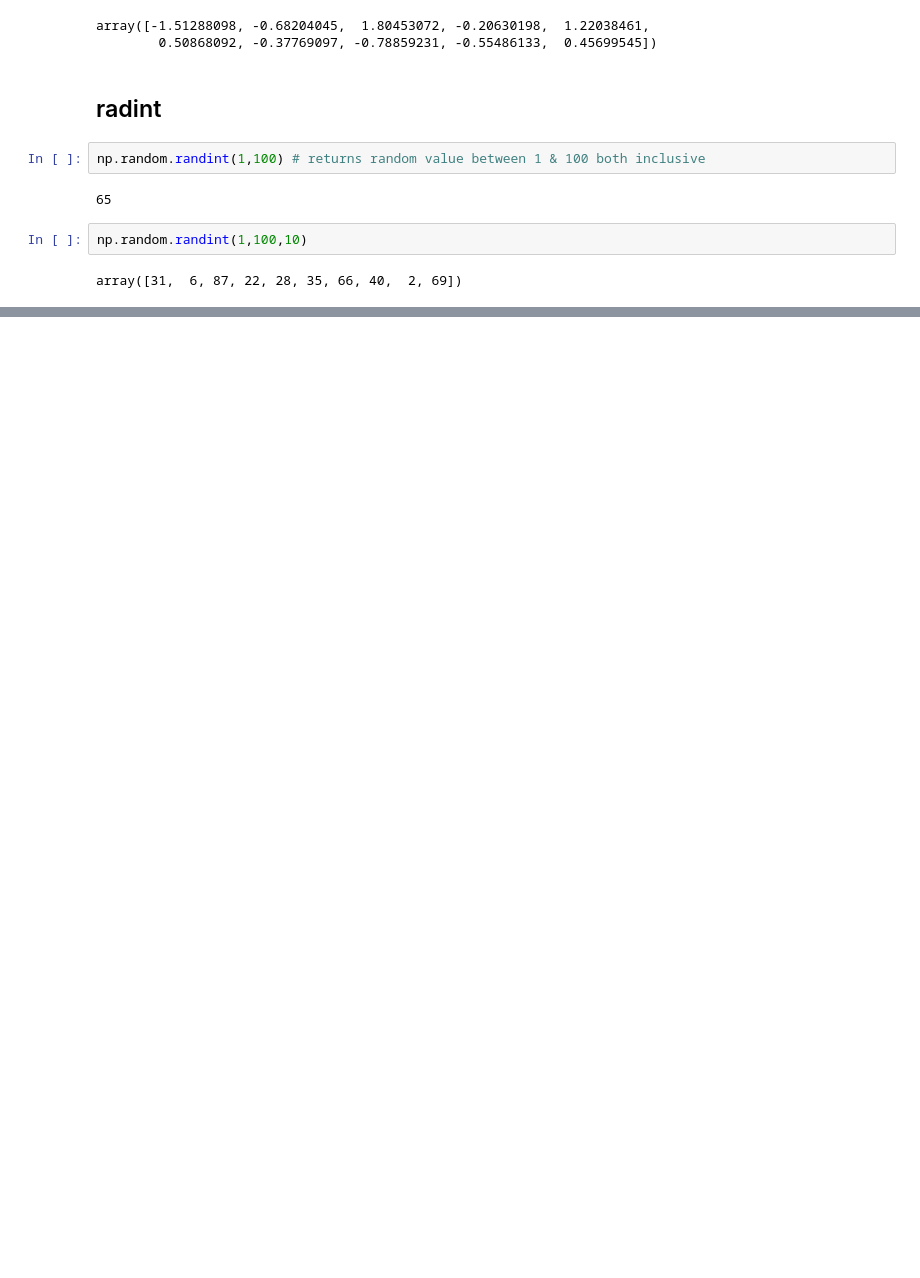
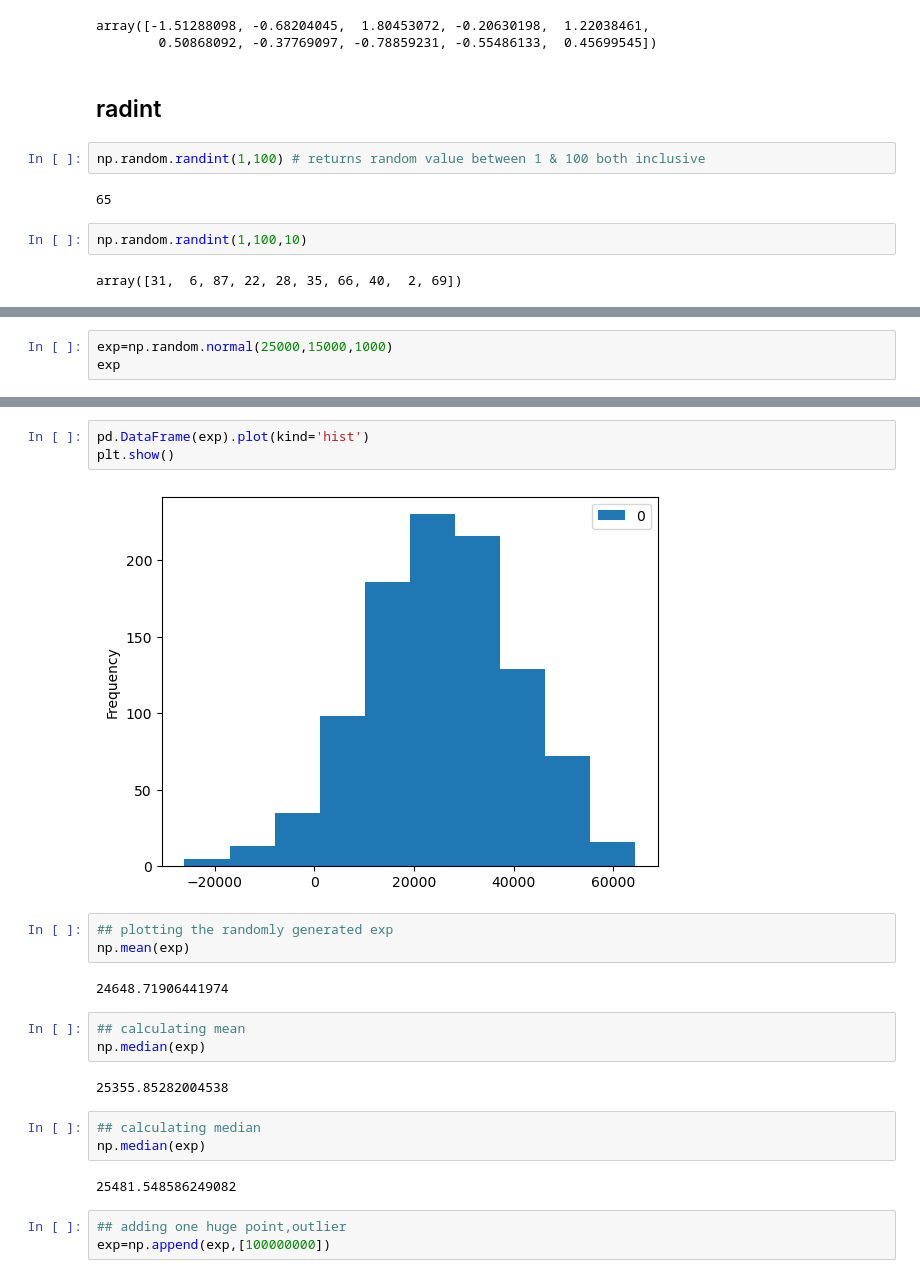
Before and after one commit to sanikavavhal07/DATAMITES, a Jupyter notebook: Python/numpy.ipynb, the cells around one changed output, grey strips where cells are left out. Drawn from its saved outputs; the diff is of its cells as text; blank space fills up the shorter version.

```diff
--- a/Python/numpy.ipynb
+++ b/Python/numpy.ipynb
@@ -268,0 +304,3 @@ array([31,  6, 87, 22, 28, 35, 66, 40,  2, 69])
+# %%
+exp=np.random.normal(25000,15000,1000)
+exp
@@ -268,0 +325,23 @@ array([31,  6, 87, 22, 28, 35, 66, 40,  2, 69])
+# %%
+pd.DataFrame(exp).plot(kind='hist')
+plt.show()
+# %% [output]
+[figure, added]
+# %%
+## plotting the randomly generated exp
+np.mean(exp)
+# %% [output]
+24648.71906441974
+# %%
+## calculating mean
+np.median(exp)
+# %% [output]
+25355.85282004538
+# %%
+## calculating median
+np.median(exp)
+# %% [output]
+25481.548586249082
+# %%
+## adding one huge point,outlier
+exp=np.append(exp,[100000000])
```
Also changed, not shown: parts of 11 cells of this notebook.
